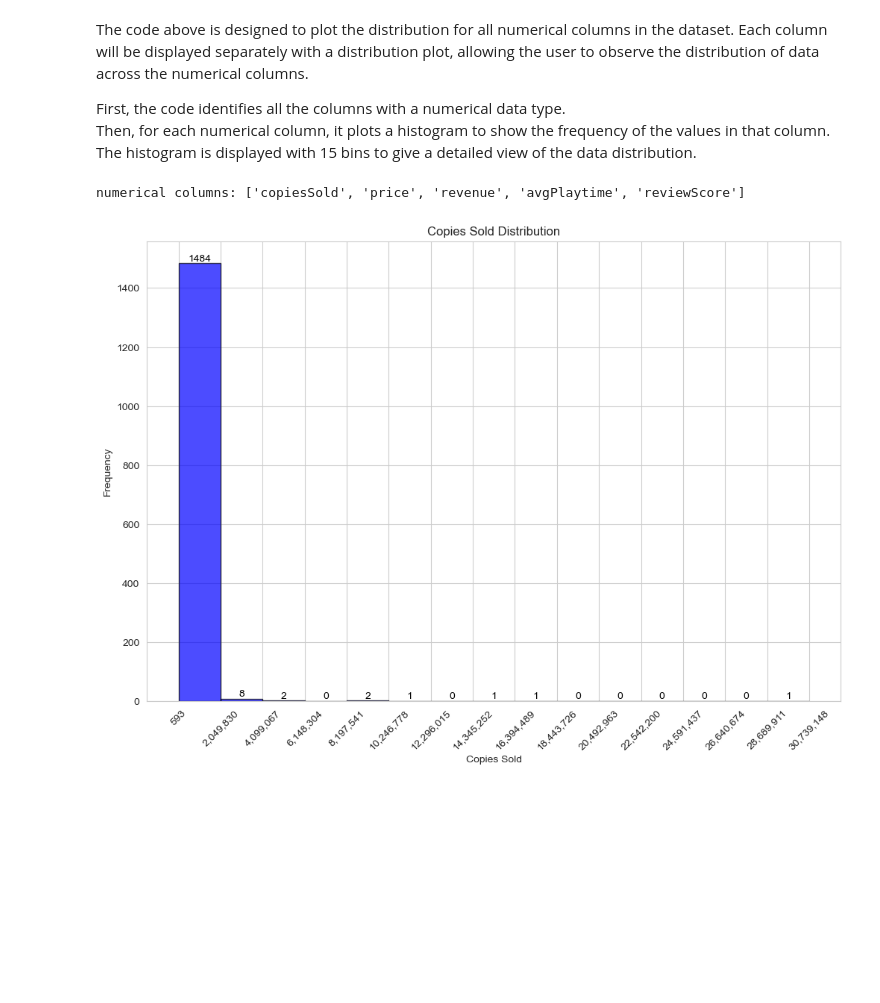
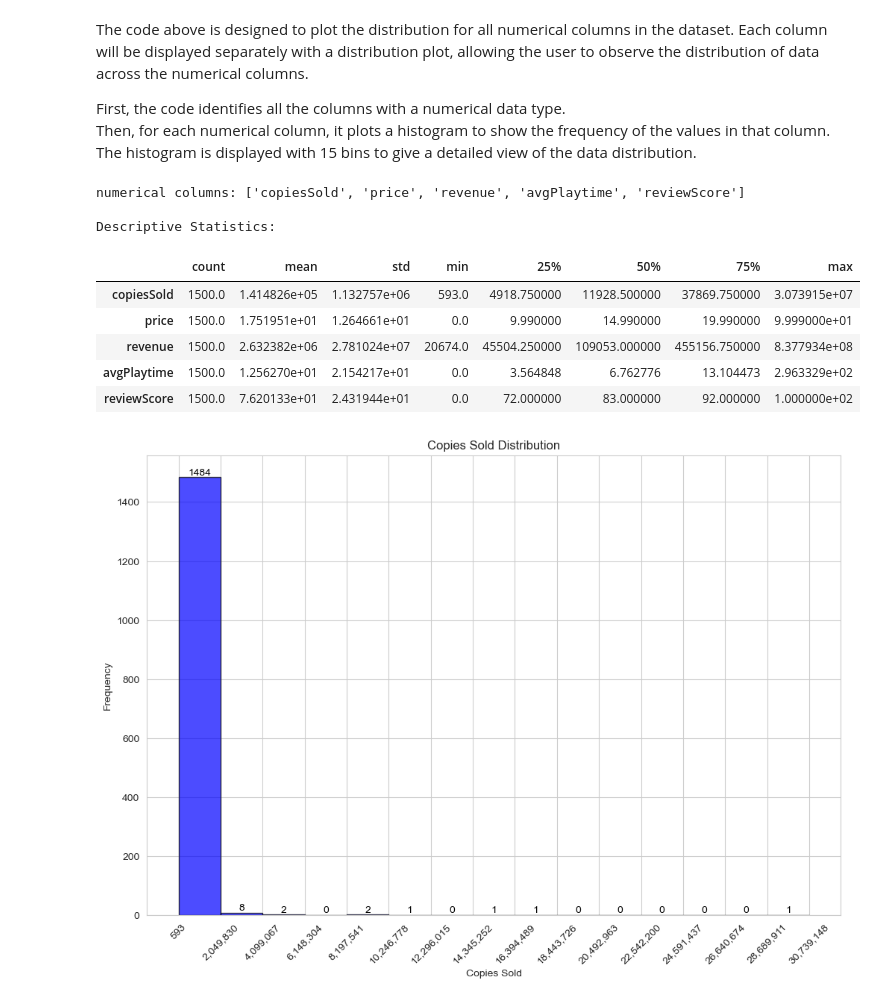
Before and after one commit to tmthu1204/PDS_FinalProject, a Jupyter notebook: FinalProject.ipynb, the cells around one changed output. Cells and saved outputs as stored; diff of their text form; code cells hidden in the pictures; blank space fills up the shorter version.

```diff
--- a/FinalProject.ipynb
+++ b/FinalProject.ipynb
@@ -172,6 +183,17 @@ The histogram is displayed with 15 bins to give a detailed view of the data dist
 # %%
 numerical_cols = data.select_dtypes(include=['number']).columns.tolist()
 print("numerical columns:", numerical_cols)
+numerical_stats = data[numerical_cols].describe().T
+print("\nDescriptive Statistics:")
+numerical_stats
 # %% [output]
 numerical columns: ['copiesSold', 'price', 'revenue', 'avgPlaytime', 'reviewScore']
+
+Descriptive Statistics:
+|  | count | mean | std | min | 25% | 50% | 75% | max |
+| copiesSold | 1500.0 | 1.414826e+05 | 1.132757e+06 | 593.0 | 4918.750000 | 11928.500000 | 37869.750000 | 3.073915e+07 |
+| price | 1500.0 | 1.751951e+01 | 1.264661e+01 | 0.0 | 9.990000 | 14.990000 | 19.990000 | 9.999000e+01 |
+| revenue | 1500.0 | 2.632382e+06 | 2.781024e+07 | 20674.0 | 45504.250000 | 109053.000000 | 455156.750000 | 8.377934e+08 |
+| avgPlaytime | 1500.0 | 1.256270e+01 | 2.154217e+01 | 0.0 | 3.564848 | 6.762776 | 13.104473 | 2.963329e+02 |
+| reviewScore | 1500.0 | 7.620133e+01 | 2.431944e+01 | 0.0 | 72.000000 | 83.000000 | 92.000000 | 1.000000e+02 |
 # %%
```
Also changed, not shown: parts of 9 cells of this notebook.
